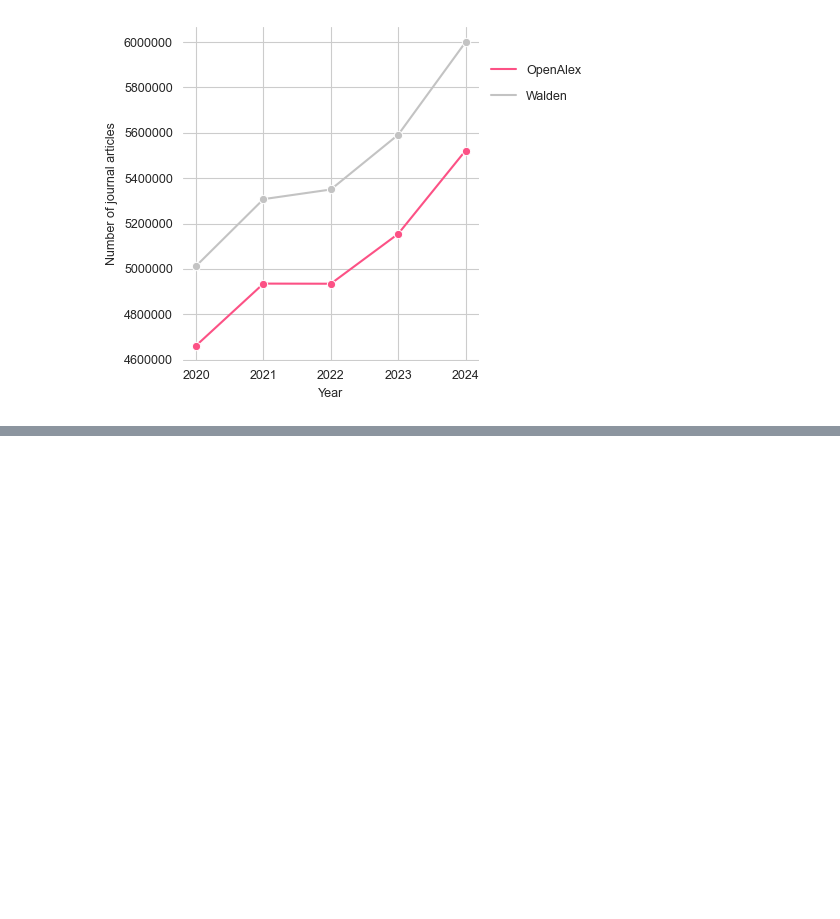
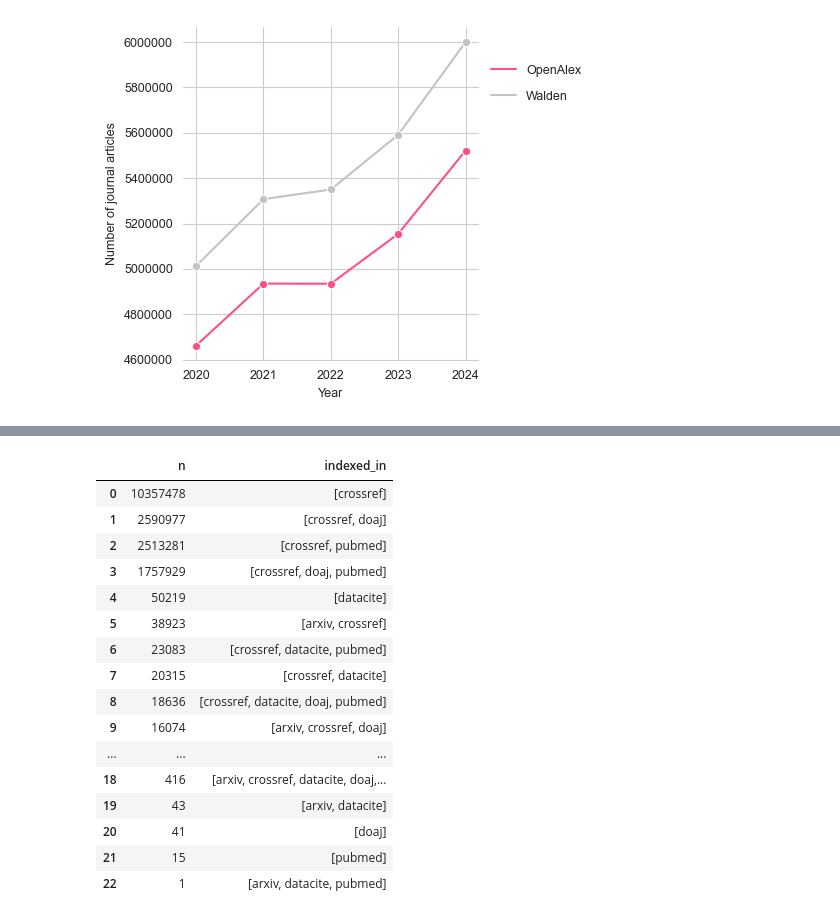
Before and after one commit to naustica/openalex_walden_analysis, a Jupyter notebook: Codebook.ipynb, the cells around one changed output, grey strips where cells are left out. Saved outputs shown, nothing was run; the diff lists cells and outputs as text; code cells hidden in the pictures; blank space fills up the shorter version.

```diff
--- a/Codebook.ipynb
+++ b/Codebook.ipynb
@@ -499,0 +539,28 @@ fig.savefig('media/oal_walden_comparison_article_pubyear.png', format='png', bbo
+# %%
+walden_by_index = client.query(f"""
+                                SELECT COUNT(DISTINCT(doi)) AS n, indexed_in
+                                FROM {walden_snapshot}
+                                WHERE primary_location.source.type = 'journal' AND publication_year BETWEEN 2022 AND 2024
+                                GROUP BY indexed_in
+                                ORDER BY n DESC
+                                """).to_dataframe()
+# %%
+walden_by_index
+# %% [output]
+|  | n | indexed_in |
+| 0 | 10357478 | [crossref] |
+| 1 | 2590977 | [crossref, doaj] |
+| 2 | 2513281 | [crossref, pubmed] |
+| 3 | 1757929 | [crossref, doaj, pubmed] |
+| 4 | 50219 | [datacite] |
+| 5 | 38923 | [arxiv, crossref] |
+| 6 | 23083 | [crossref, datacite, pubmed] |
+| 7 | 20315 | [crossref, datacite] |
+| 8 | 18636 | [crossref, datacite, doaj, pubmed] |
+| 9 | 16074 | [arxiv, crossref, doaj] |
+| ... | ... | ... |
+| 18 | 416 | [arxiv, crossref, datacite, doaj,... |
+| 19 | 43 | [arxiv, datacite] |
+| 20 | 41 | [doaj] |
+| 21 | 15 | [pubmed] |
+| 22 | 1 | [arxiv, datacite, pubmed] |
```
Also changed, not shown: parts of 18 cells of this notebook, 1 other file.
